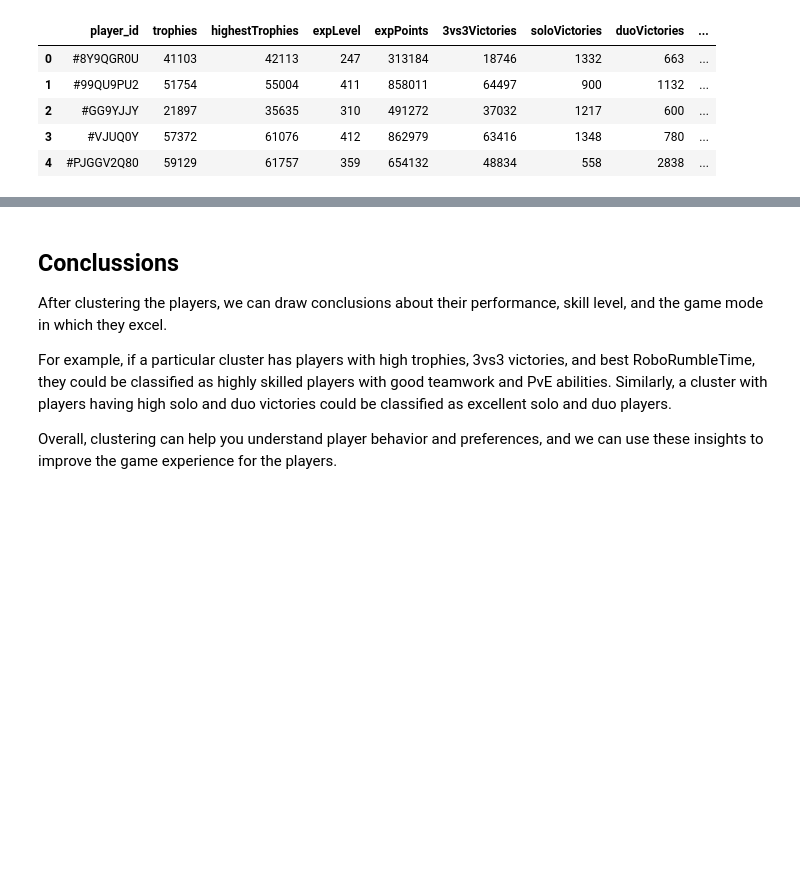
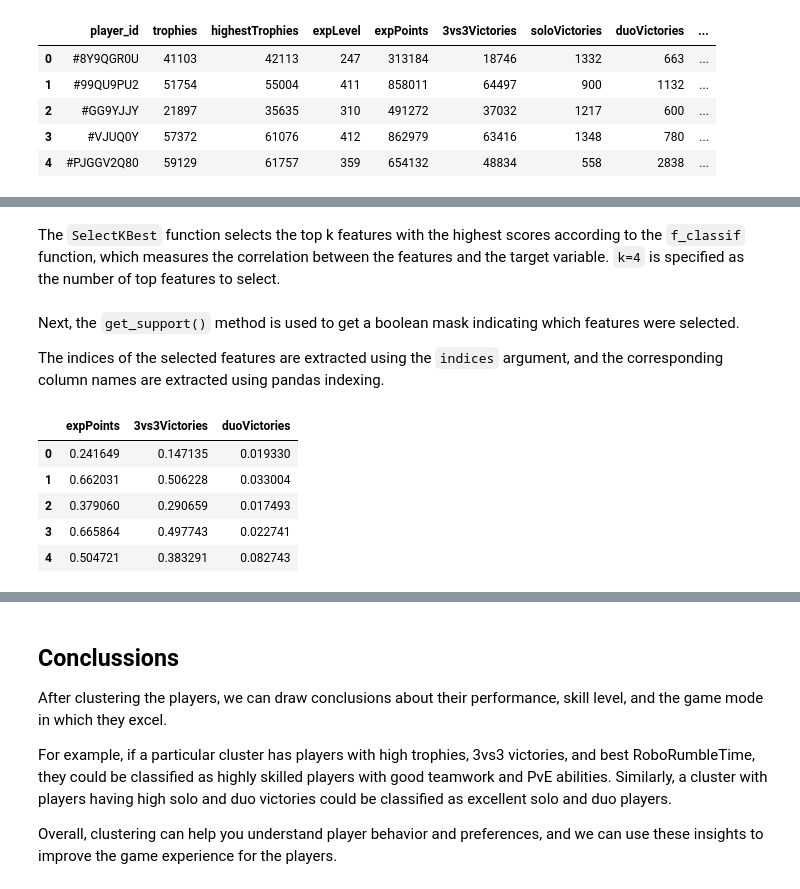
Before and after one commit to robguilarr/Brawlstars-retention-pipeline, a Jupyter notebook: notebooks/player_segmentation_node.ipynb, the cells around one changed output, grey strips where cells are left out. Saved outputs shown, nothing was run; the diff lists cells and outputs as text; code cells hidden in the pictures; blank space fills up the shorter version.

```diff
--- a/notebooks/player_segmentation_node.ipynb
+++ b/notebooks/player_segmentation_node.ipynb
@@ -142,3 +168,39 @@ print(X_scaled)
+# %% [markdown]
+The `SelectKBest` function selects the top k features with the highest scores
+according to the `f_classif` function, which measures the correlation between the
+features and the target variable. `k=4` is specified as the number of top features to
+select.
+# %%
+from sklearn.compose import ColumnTransformer
+
+preprocessor = ColumnTransformer(transformers=[
+    ('num', selector, X.columns)
+])
+preprocessor.fit(X_scaled,y)
+X_features = preprocessor.transform(X_scaled)
+# %% [markdown]
+Next, the `get_support()` method is used to get a boolean mask indicating which
+features were selected.
+
+The indices of the selected features are extracted using the `indices` argument, and
+the corresponding column names are extracted using pandas indexing.
+# %%
+# Get index number of new feature-selected data
+new_columns_index = preprocessor.named_transformers_['num'].get_support(indices=True)
+# Get column names of new feature-selected data
+new_columns_names = (clustered_data.drop('player_id', axis=1)
+                     .iloc[:, new_columns_index]
+                     .columns)
+# Create dataframe with subset of features
+X_features = pd.DataFrame(X_features, columns=new_columns_names)
+X_features.head()
+# %% [output]
+|  | expPoints | 3vs3Victories | duoVictories |
+| 0 | 0.241649 | 0.147135 | 0.019330 |
+| 1 | 0.662031 | 0.506228 | 0.033004 |
+| 2 | 0.379060 | 0.290659 | 0.017493 |
+| 3 | 0.665864 | 0.497743 | 0.022741 |
+| 4 | 0.504721 | 0.383291 | 0.082743 |
 # %% [markdown]
 Now let's train the model, we first need to instantiate the KMeans class from
 scikit-learn, and specify the number of clusters `(n_clusters)` and other
```
Also changed, not shown: parts of 15 cells of this notebook.
